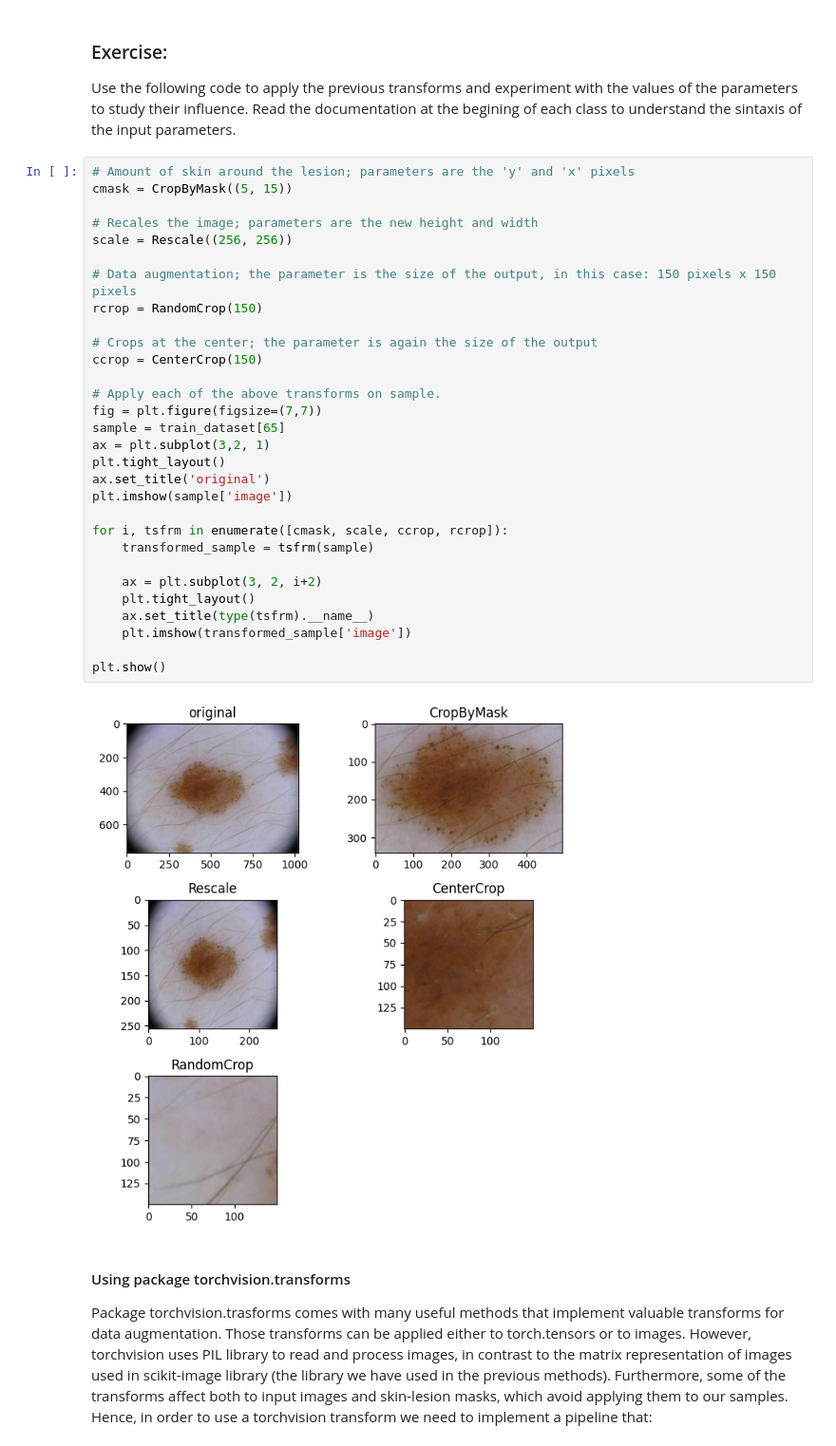
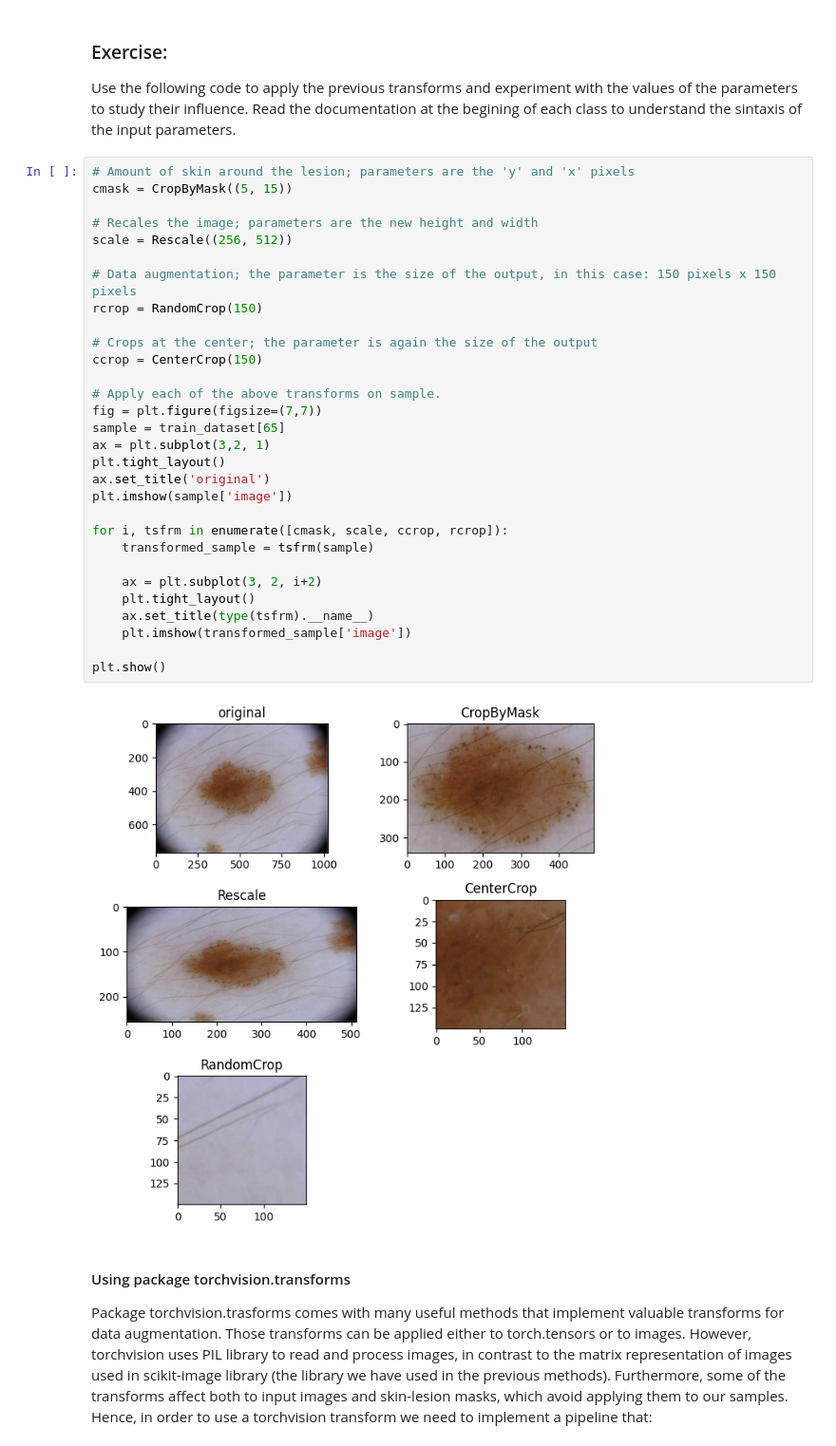
Before and after one commit to alzuaz/Audio-and-Image-Processing, a Jupyter notebook: lab4/LS4_AVCV_Melanomas.ipynb, the cells around one changed output. Shown at 95% size. Drawn from its saved outputs; the diff is of its cells as text.

```diff
--- a/lab4/LS4_AVCV_Melanomas.ipynb
+++ b/lab4/LS4_AVCV_Melanomas.ipynb
@@ -453,35 +453,35 @@ Use the following code to apply the previous transforms and experiment with the
 # %%
 # Amount of skin around the lesion; parameters are the 'y' and 'x' pixels
 cmask = CropByMask((5, 15))
 
 # Recales the image; parameters are the new height and width
-scale = Rescale((256, 256))
+scale = Rescale((256, 512))
 
 # Data augmentation; the parameter is the size of the output, in this case: 150 pixels x 150 pixels
 rcrop = RandomCrop(150)
 
 # Crops at the center; the parameter is again the size of the output
 ccrop = CenterCrop(150)
 
 # Apply each of the above transforms on sample.
 fig = plt.figure(figsize=(7,7))
 sample = train_dataset[65]
 ax = plt.subplot(3,2, 1)
 plt.tight_layout()
 ax.set_title('original')
 plt.imshow(sample['image'])
 
 for i, tsfrm in enumerate([cmask, scale, ccrop, rcrop]):
     transformed_sample = tsfrm(sample)
 
     ax = plt.subplot(3, 2, i+2)
     plt.tight_layout()
     ax.set_title(type(tsfrm).__name__)
     plt.imshow(transformed_sample['image'])
 
 plt.show()
 # %% [output]
-[figure, old version]
+[figure, new version]
 # %% [markdown]
 #### Using package torchvision.transforms
 
```
Also changed, not shown: parts of 8 cells of this notebook.
